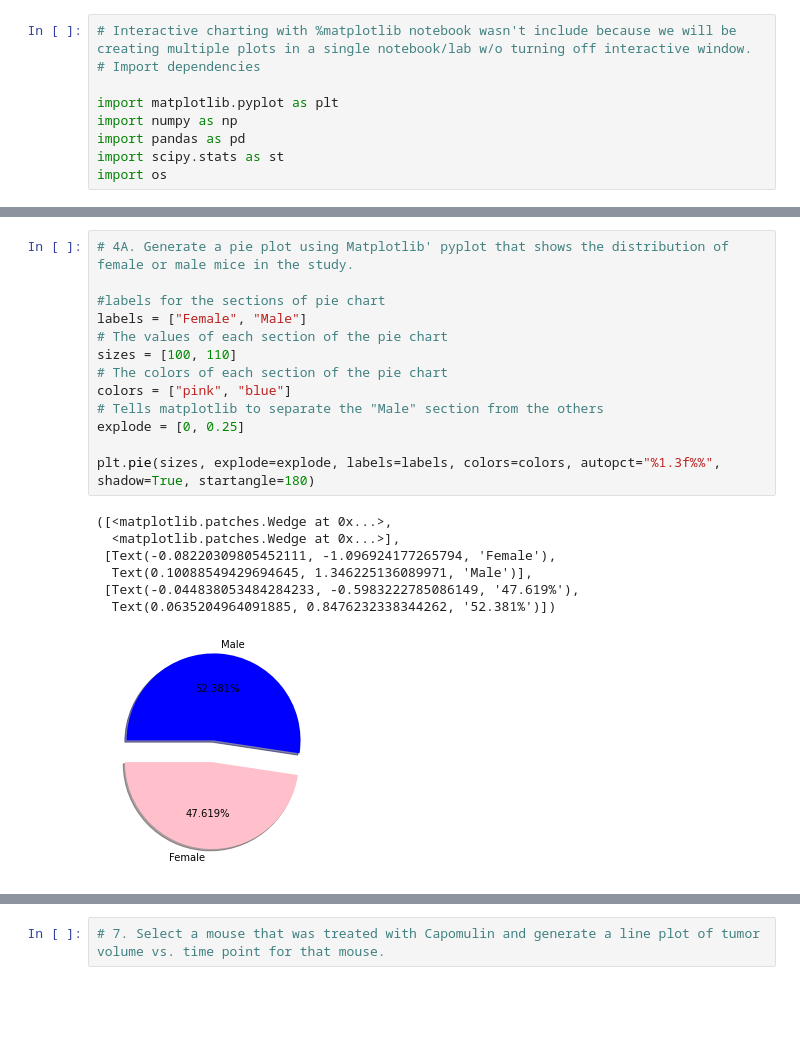
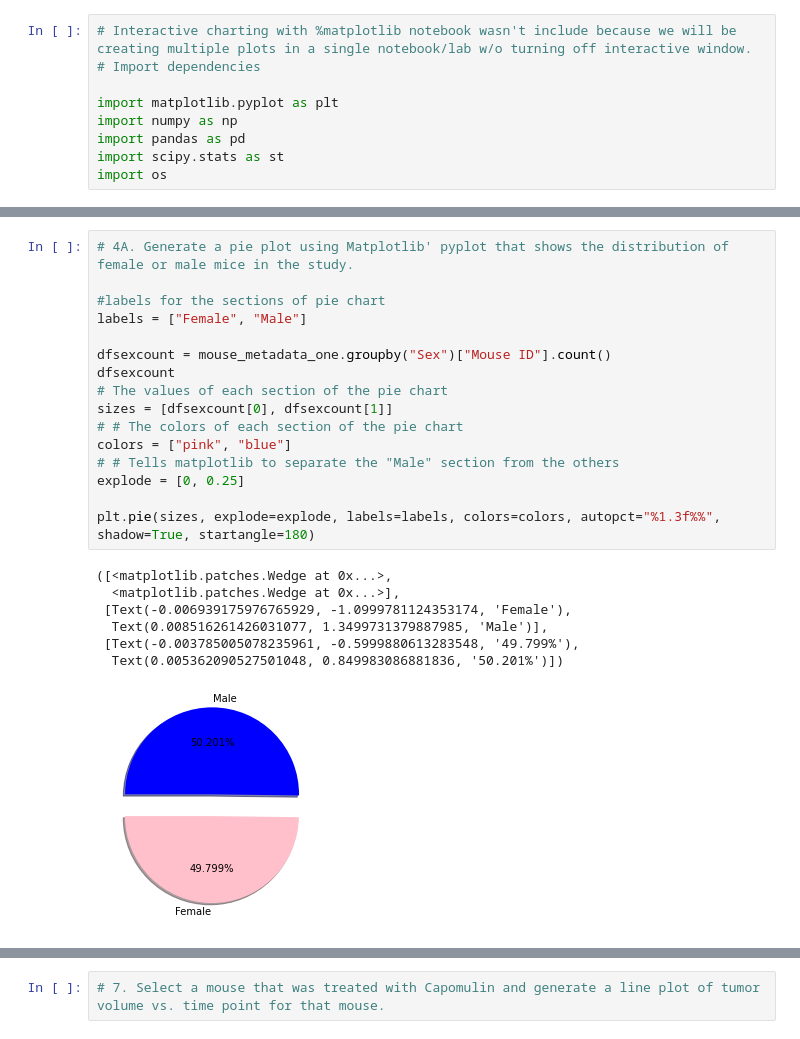
Before and after one commit to Geogith/Anti-Cancer-Skin-Treatment-Study, a Jupyter notebook: mice_study/Pymaceut.ipynb, the cells around one changed output, grey strips where cells are left out. Saved outputs shown, nothing was run; the diff lists cells and outputs as text; blank space fills up the shorter version.

```diff
--- a/mice_study/Pymaceut.ipynb
+++ b/mice_study/Pymaceut.ipynb
@@ -133,24 +143,27 @@ SyntaxError: invalid syntax (<ipython-input-245-eba9409ad703>, line 5)
 # %%
 # 4A. Generate a pie plot using Matplotlib' pyplot that shows the distribution of female or male mice in the study.
 
 #labels for the sections of pie chart
 labels = ["Female", "Male"]
+
+dfsexcount = mouse_metadata_one.groupby("Sex")["Mouse ID"].count()
+dfsexcount
 # The values of each section of the pie chart
-sizes = [100, 110]
-# The colors of each section of the pie chart
+sizes = [dfsexcount[0], dfsexcount[1]]
+# # The colors of each section of the pie chart
 colors = ["pink", "blue"]
-# Tells matplotlib to separate the "Male" section from the others
+# # Tells matplotlib to separate the "Male" section from the others
 explode = [0, 0.25]
 
 plt.pie(sizes, explode=explode, labels=labels, colors=colors, autopct="%1.3f%%", shadow=True, startangle=180)
 # %% [output]
 ([<matplotlib.patches.Wedge at 0x...>,
   <matplotlib.patches.Wedge at 0x...>],
- [Text(-0.08220309805452111, -1.096924177265794, 'Female'),
-  Text(0.10088549429694645, 1.346225136089971, 'Male')],
- [Text(-0.044838053484284233, -0.5983222785086149, '47.619%'),
-  Text(0.0635204964091885, 0.8476232338344262, '52.381%')])
+ [Text(-0.006939175976765929, -1.0999781124353174, 'Female'),
+  Text(0.008516261426031077, 1.3499731379887985, 'Male')],
+ [Text(-0.003785005078235961, -0.5999880613283548, '49.799%'),
+  Text(0.005362090527501048, 0.849983086881836, '50.201%')])
-[figure, old version]
+[figure, new version]
 # %%
 # 4B. Generate a pie plot using Panda's DataFrame.plot() that shows the distribution of female or male mice in the study.
 
```
Also changed, not shown: parts of 9 cells of this notebook.
